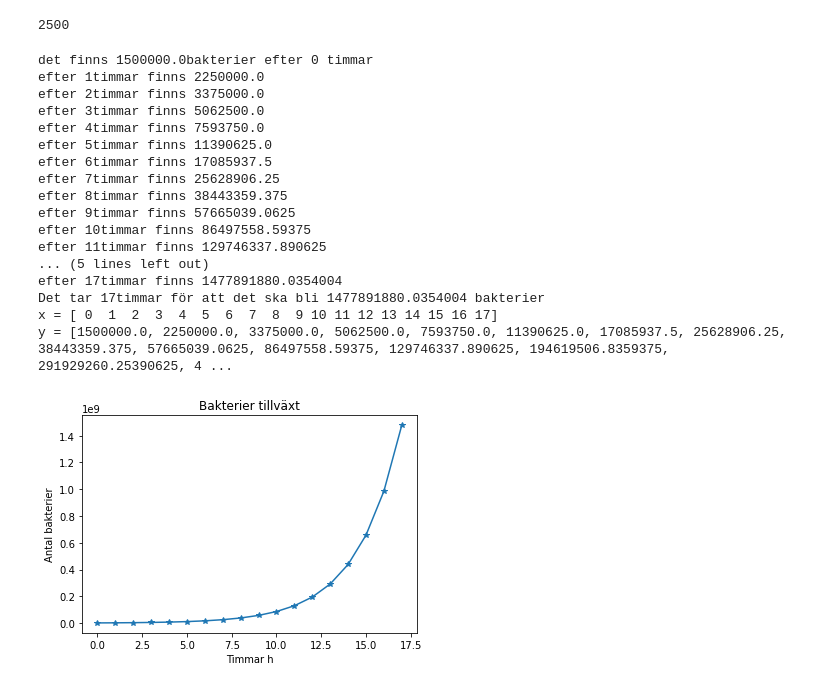
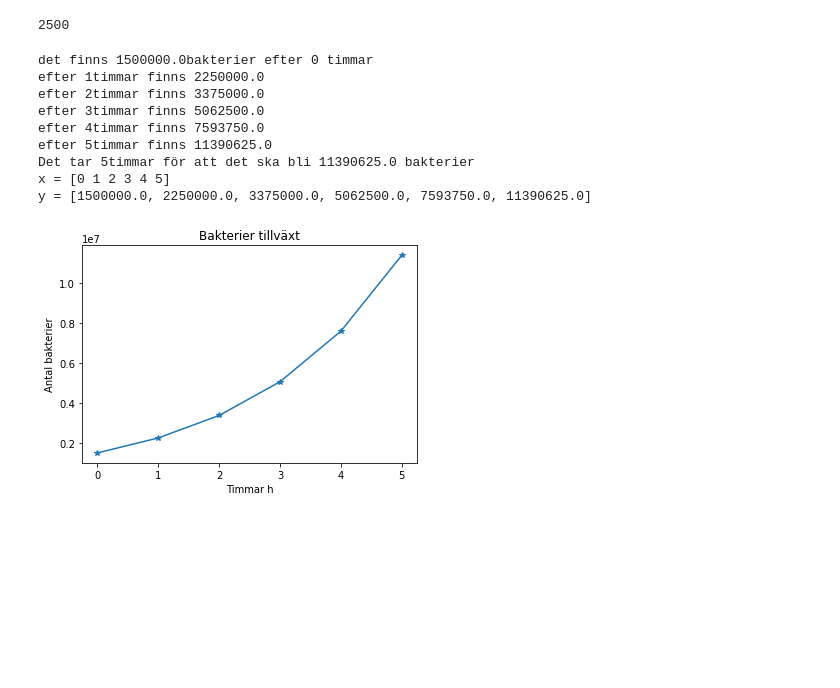
Before and after one commit to Dafancyfrog/Felix_samuelsson_TE19C, a Jupyter notebook: räkna med phyton/while-satser.ipynb, the cells around one changed output. Saved outputs shown, nothing was run; the diff lists cells and outputs as text; code cells hidden in the pictures; blank space fills up the shorter version.

```diff
--- a/räkna med phyton/while-satser.ipynb
+++ b/räkna med phyton/while-satser.ipynb
@@ -79,50 +79,42 @@ import numpy as np
 
 bak= 1.5e6 #potensform kan skrivas 1,5e6 aka 1,5*10**6
 tid= 0
-surt = 1e9
+surt = 1e7
 
 y_bak = [bak] #lista som håller förändring
 
 print(f"det finns {bak}bakterier efter {tid} timmar")
 
 while bak < surt:
     bak*=1.5
     y_bak.append(bak)
     tid +=1
 
     print(f"efter {tid}timmar finns {bak}")
 
 x_timmar = np.arange(tid+1)
 
 
 
 print(f"Det tar {tid}timmar för att det ska bli {bak} bakterier")
 print(f"x = {x_timmar}")
 print(f"y = {y_bak} ")
 
 plt.plot(x_timmar, y_bak, "*-")
 plt.xlabel("Timmar h")
 plt.ylabel("Antal bakterier")
 plt.title("Bakterier tillväxt")
 plt.show()
 # %% [output]
 det finns 1500000.0bakterier efter 0 timmar
 efter 1timmar finns 2250000.0
 efter 2timmar finns 3375000.0
 efter 3timmar finns 5062500.0
 efter 4timmar finns 7593750.0
 efter 5timmar finns 11390625.0
-efter 6timmar finns 17085937.5
-efter 7timmar finns 25628906.25
-efter 8timmar finns 38443359.375
-efter 9timmar finns 57665039.0625
-efter 10timmar finns 86497558.59375
-efter 11timmar finns 129746337.890625
-... (5 lines left out)
-efter 17timmar finns 1477891880.0354004
-Det tar 17timmar för att det ska bli 1477891880.0354004 bakterier
-x = [ 0  1  2  3  4  5  6  7  8  9 10 11 12 13 14 15 16 17]
-y = [1500000.0, 2250000.0, 3375000.0, 5062500.0, 7593750.0, 11390625.0, 17085937.5, 25628906.25, 38443359.375, 57665039.0625, 86497558.59375, 129746337.890625, 194619506.8359375, 291929260.25390625, 4 ...
+Det tar 5timmar för att det ska bli 11390625.0 bakterier
+x = [0 1 2 3 4 5]
+y = [1500000.0, 2250000.0, 3375000.0, 5062500.0, 7593750.0, 11390625.0]
-[figure, old version]
+[figure, new version]
 # %%
 #uppgift 5
```
Also changed, not shown: 1 other file.
